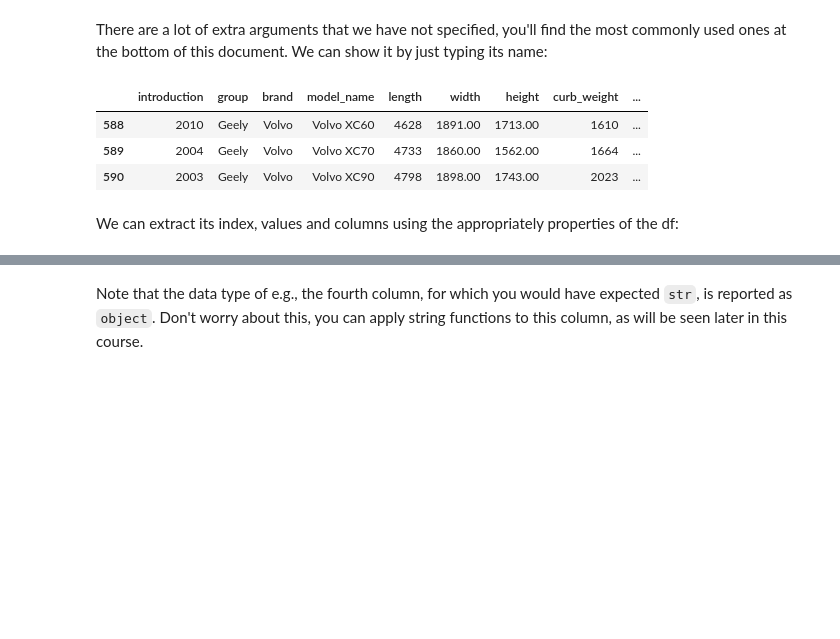
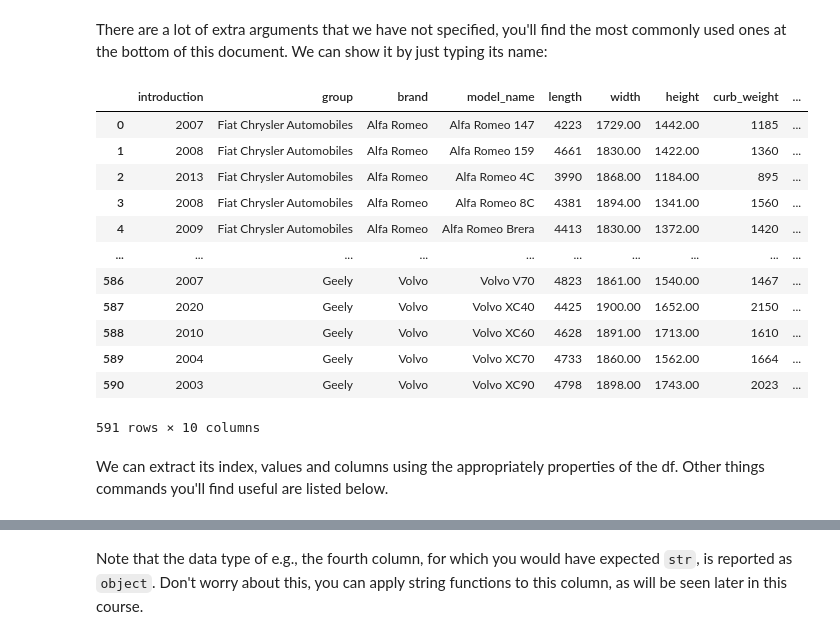
Before and after one commit to ciri/iese-dsfb, a Jupyter notebook: notebooks/200-Pandas.ipynb, the cells around one changed output, grey strips where cells are left out. Saved outputs shown, nothing was run; the diff lists cells and outputs as text; code cells hidden in the pictures; blank space fills up the shorter version.

```diff
--- a/notebooks/200-Pandas.ipynb
+++ b/notebooks/200-Pandas.ipynb
@@ -28,13 +28,21 @@ df = pd.read_csv('https://raw.githubusercontent.com/ciri/iese-dsfb/main/resource
 # %% [markdown]
 There are a lot of extra arguments that we have not specified, you'll find the most commonly used ones at the bottom of this document. We can show it by just typing its name:
 # %%
-df.head(3)
-df.tail(3)
+df
 # %% [output]
 |  | introduction | group | brand | model_name | length | width | height | curb_weight | ... |
+| 0 | 2007 | Fiat Chrysler Automobiles | Alfa Romeo | Alfa Romeo 147 | 4223 | 1729.00 | 1442.00 | 1185 | ... |
+| 1 | 2008 | Fiat Chrysler Automobiles | Alfa Romeo | Alfa Romeo 159 | 4661 | 1830.00 | 1422.00 | 1360 | ... |
+| 2 | 2013 | Fiat Chrysler Automobiles | Alfa Romeo | Alfa Romeo 4C | 3990 | 1868.00 | 1184.00 | 895 | ... |
+| 3 | 2008 | Fiat Chrysler Automobiles | Alfa Romeo | Alfa Romeo 8C | 4381 | 1894.00 | 1341.00 | 1560 | ... |
+| 4 | 2009 | Fiat Chrysler Automobiles | Alfa Romeo | Alfa Romeo Brera | 4413 | 1830.00 | 1372.00 | 1420 | ... |
+| ... | ... | ... | ... | ... | ... | ... | ... | ... | ... |
+| 586 | 2007 | Geely | Volvo | Volvo V70 | 4823 | 1861.00 | 1540.00 | 1467 | ... |
+| 587 | 2020 | Geely | Volvo | Volvo XC40 | 4425 | 1900.00 | 1652.00 | 2150 | ... |
 | 588 | 2010 | Geely | Volvo | Volvo XC60 | 4628 | 1891.00 | 1713.00 | 1610 | ... |
 | 589 | 2004 | Geely | Volvo | Volvo XC70 | 4733 | 1860.00 | 1562.00 | 1664 | ... |
 | 590 | 2003 | Geely | Volvo | Volvo XC90 | 4798 | 1898.00 | 1743.00 | 2023 | ... |
+591 rows × 10 columns
 # %% [markdown]
-We can extract its index, values and columns using the appropriately properties of the df:
+We can extract its index, values and columns using the appropriately properties of the df. Other things commands you'll find useful are listed below.
 # %%
```
Also changed, not shown: parts of 89 cells of this notebook, 2 other files.
